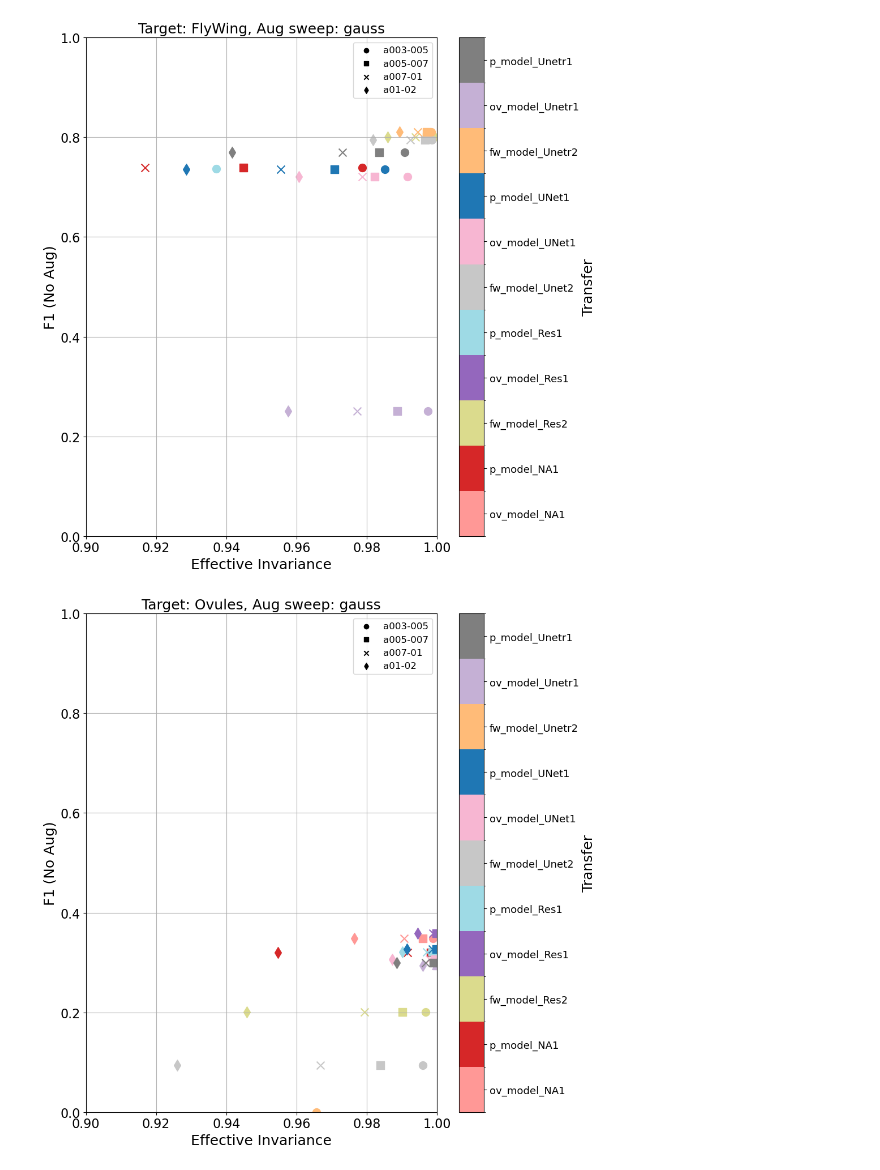
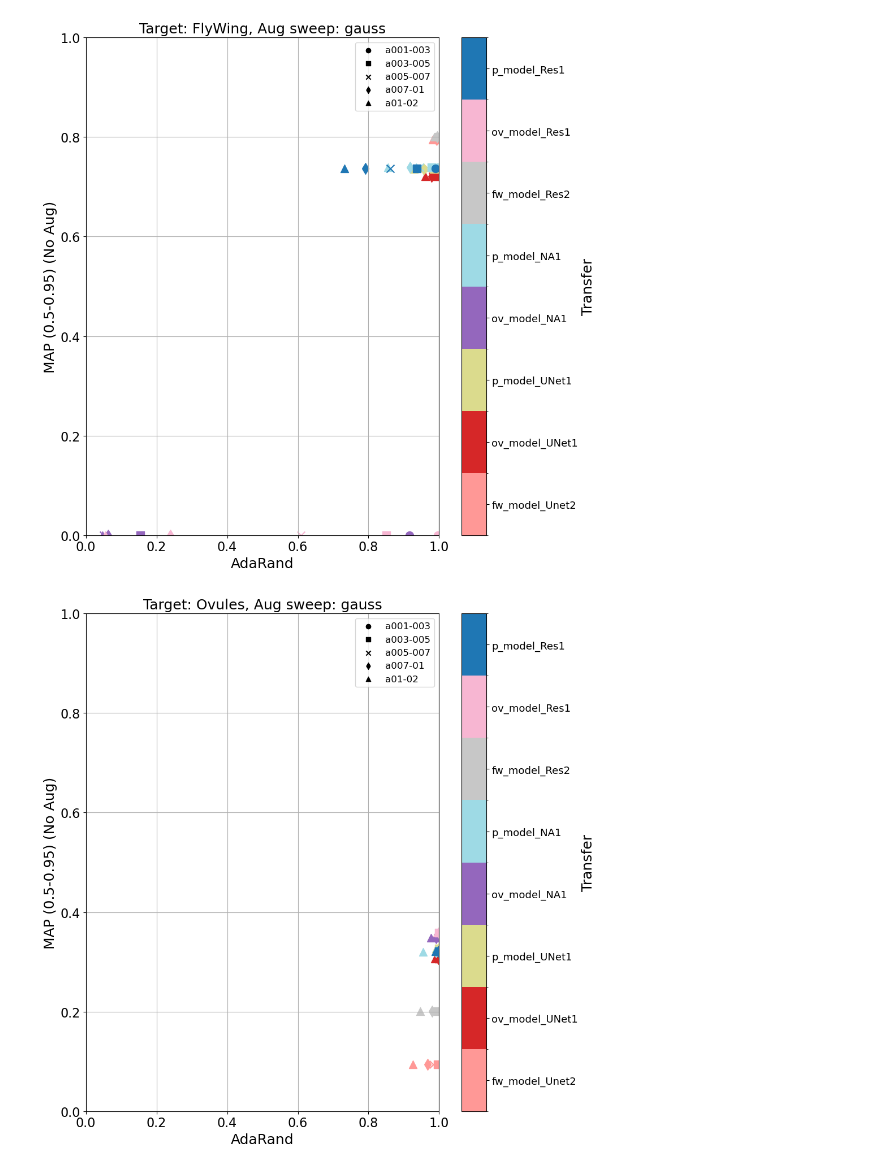
Before and after one commit to kreshuklab/model_ranking, a Jupyter notebook: notebooks/cell_segmentation/consistency/cells_consistency_vs_MAP.ipynb, the cells around one changed output. Drawn from its saved outputs; the diff is of its cells as text; code cells hidden in the pictures.

```diff
--- a/notebooks/cell_segmentation/consistency/cells_consistency_vs_MAP.ipynb
+++ b/notebooks/cell_segmentation/consistency/cells_consistency_vs_MAP.ipynb
@@ -50,7 +50,7 @@ consis_keys={
 #     "PNAS": "AdaRandError_consis_bckg",
 # }
 result_folders={
-    "FlyWing": "P_full",
+    "FlyWing": "beta_06",
     "Ovules": "P_full",
     "PNAS": "P_full",
 }
@@ -155,0 +166,19 @@ per_target_forg_consistency
+# %%
+for target in targets:
+    plot_alpha_sweep_specific_norm(
+        per_target_forg_consistency[target],
+        per_target_forg_performance[target],
+        augs=["gauss"],
+        select_alphas=selected_augmentations,
+        select_norms=per_target_norms,
+        consistency_metric_name="AdaRand",
+        invert_consis_metric= True,
+        invert_perf_metric=False,
+        transfer_metric_name="MAP (0.5-0.95)",
+        pos_correlation_line=False,
+        per_transfer_norms=False,
+        single_target=target,
+        xlim=(0, 1),
+        n_rows=1,
+        n_cols = 1,
+    )
@@ -155,0 +187,19 @@ per_target_forg_consistency
+# %%
+for target in targets:
+    plot_alpha_sweep_specific_norm(
+        per_target_forg_consistency[target],
+        per_target_forg_performance[target],
+        augs=["gauss"],
+        select_alphas=selected_augmentations,
+        select_norms=per_target_norms,
+        consistency_metric_name="AdaRand",
+        invert_consis_metric= True,
+        invert_perf_metric=False,
+        transfer_metric_name="MAP (0.5-0.95)",
+        pos_correlation_line=False,
+        per_transfer_norms=False,
+        single_target=target,
+        xlim=(0, 1),
+        n_rows=1,
+        n_cols = 1,
+    )
@@ -156,21 +208,22 @@ per_target_forg_consistency
 # %%
 for target in targets:
     plot_alpha_sweep_specific_norm(
         per_target_forg_consistency[target],
         per_target_forg_performance[target],
         augs=["gauss"],
         select_alphas=selected_augmentations,
         select_norms=per_target_norms,
-        consistency_metric_name="Effective Invariance",
+        consistency_metric_name="AdaRand",
         invert_consis_metric= True,
         invert_perf_metric=False,
+        transfer_metric_name="MAP (0.5-0.95)",
         pos_correlation_line=False,
         per_transfer_norms=False,
         single_target=target,
-        xlim=(0.9, 1),
+        xlim=(0, 1),
         n_rows=1,
         n_cols = 1,
     )
 # %% [output]
-[figure, old version]
+[figure, new version]
-[figure, old version]
+[figure, new version]
```
Also changed, not shown: parts of 8 cells of this notebook, 8 other files.
